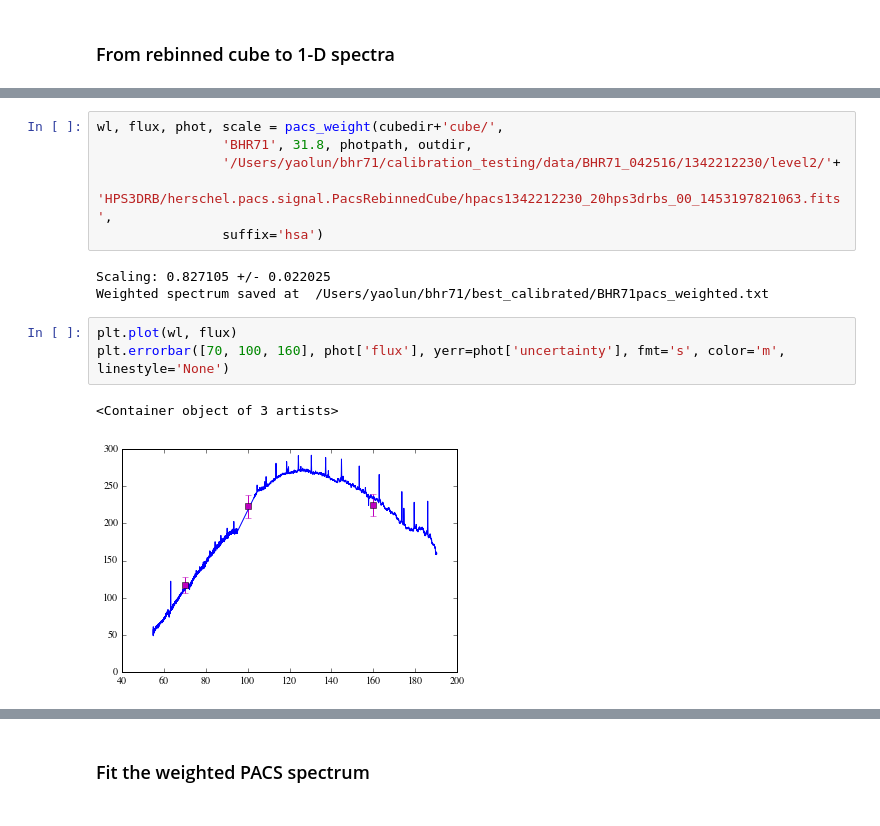
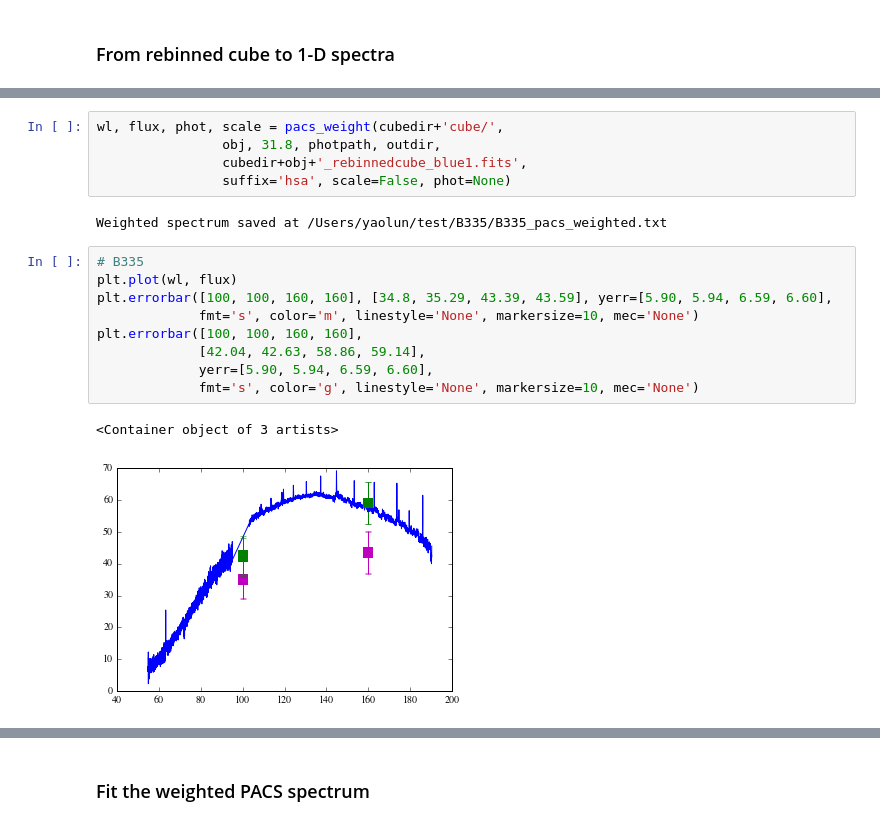
Before and after one commit to yaolun/sa, a Jupyter notebook: calibration_workflow_sect.ipynb, the cells around one changed output, grey strips where cells are left out. Drawn from its saved outputs; the diff is of its cells as text.

```diff
--- a/calibration_workflow_sect.ipynb
+++ b/calibration_workflow_sect.ipynb
@@ -42,16 +48,20 @@ idl.pro('get_pacs', outdir=cubedir, objname='BHR71', filename=cubefile, suffix='
 % Compiled module: CGCOLOR.
 # %%
 wl, flux, phot, scale = pacs_weight(cubedir+'cube/',
-                'BHR71', 31.8, photpath, outdir,
-                '/Users/yaolun/bhr71/calibration_testing/data/BHR71_042516/1342212230/level2/'+
-                'HPS3DRB/herschel.pacs.signal.PacsRebinnedCube/hpacs1342212230_20hps3drbs_00_1453197821063.fits',
-                suffix='hsa')
+                obj, 31.8, photpath, outdir,
+                cubedir+obj+'_rebinnedcube_blue1.fits',
+                suffix='hsa', scale=False, phot=None)
 # %% [output]
-Scaling: 0.827105 +/- 0.022025
-Weighted spectrum saved at  /Users/yaolun/bhr71/best_calibrated/BHR71pacs_weighted.txt
+Weighted spectrum saved at /Users/yaolun/test/B335/B335_pacs_weighted.txt
-# %%
-plt.plot(wl, flux)
-plt.errorbar([70, 100, 160], phot['flux'], yerr=phot['uncertainty'], fmt='s', color='m', linestyle='None')
-# %% [output]
-<Container object of 3 artists>
-[figure, removed]
+# %%
+# B335
+plt.plot(wl, flux)
+plt.errorbar([100, 100, 160, 160], [34.8, 35.29, 43.39, 43.59], yerr=[5.90, 5.94, 6.59, 6.60],
+             fmt='s', color='m', linestyle='None', markersize=10, mec='None')
+plt.errorbar([100, 100, 160, 160],
+             [42.04, 42.63, 58.86, 59.14],
+             yerr=[5.90, 5.94, 6.59, 6.60],
+             fmt='s', color='g', linestyle='None', markersize=10, mec='None')
+# %% [output]
+<Container object of 3 artists>
+[figure, added]
```
Also changed, not shown: parts of 10 cells of this notebook, 4 other files.
